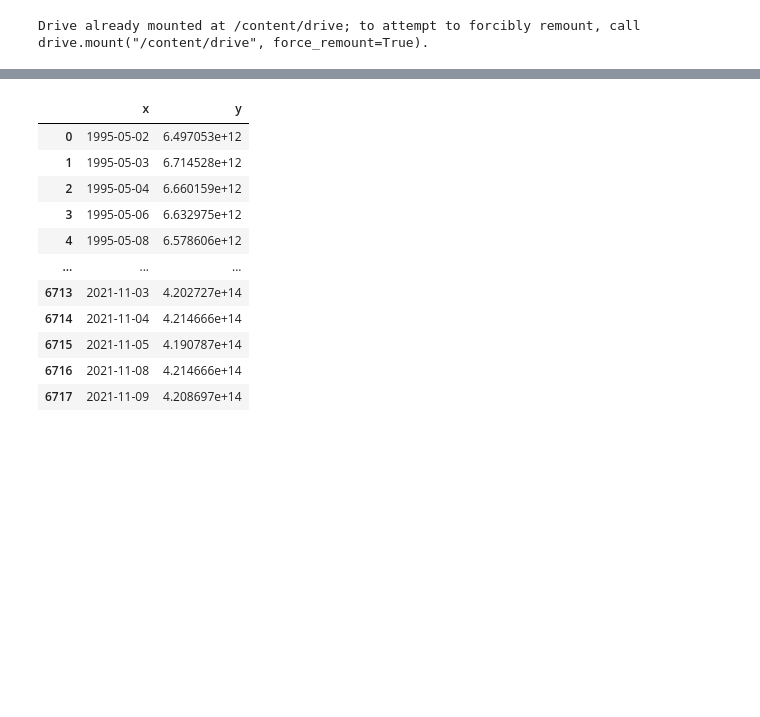
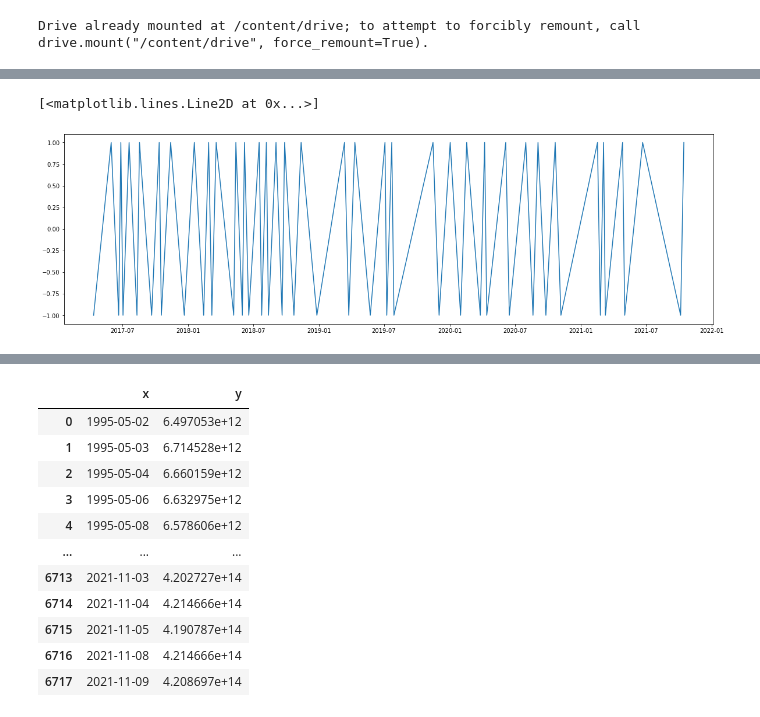
Before and after one commit to baeksumin/k-project, a Jupyter notebook: data_preprocessing/TimeSeries_trend.ipynb, the cells around one changed output, grey strips where cells are left out. Drawn from its saved outputs; the diff is of its cells as text; code cells hidden in the pictures; blank space fills up the shorter version.

```diff
--- a/data_preprocessing/TimeSeries_trend.ipynb
+++ b/data_preprocessing/TimeSeries_trend.ipynb
@@ -13,8 +76,19 @@ drive.mount('/content/drive')
 # %% [output]
 Drive already mounted at /content/drive; to attempt to forcibly remount, call drive.mount("/content/drive", force_remount=True).
 # %%
+data_path = '/content/drive/MyDrive/[Shared]K-Project/data/'
+
 # 저장된 개별종목 데이터 가져오기
-
-data_path = '/content/drive/MyDrive/[Shared]K-Project/data/'
 with open(data_path + 'initial_data1.json',"r") as json_file:
     json_data = json.load(json_file)
+
+#저장된 fullcode 데이터 가져오기
+with open(data_path + 'full_code.pkl',"rb") as f:
+    fullcode = pickle.load(f)
+
+# 상장폐지 상태 제외시키기
+fullcode_filter = fullcode[fullcode['status'] != '상장폐지']
+
+# fullcode열을 list로 변경
+fullcode_list = list(fullcode_filter['full_code'])
+print(fullcode_list[:10])
@@ -20,0 +290,7 @@ with open(data_path + 'initial_data1.json',"r") as json_file:
+# %%
+#마지막 5번째 그림으로 확인
+plt.figure(figsize=(20,6))
+plt.plot(scode.TRD_DD,scode.TREND)
+# %% [output]
+[<matplotlib.lines.Line2D at 0x...>]
+[figure, added]
```
Also changed, not shown: parts of 8 cells of this notebook.
